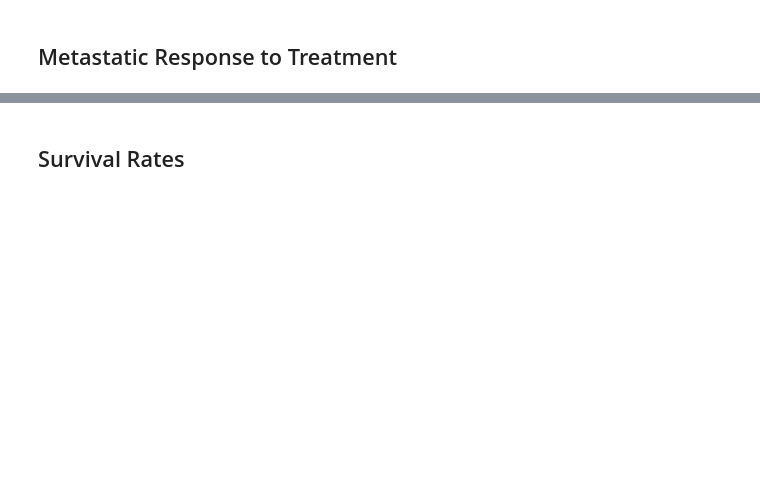
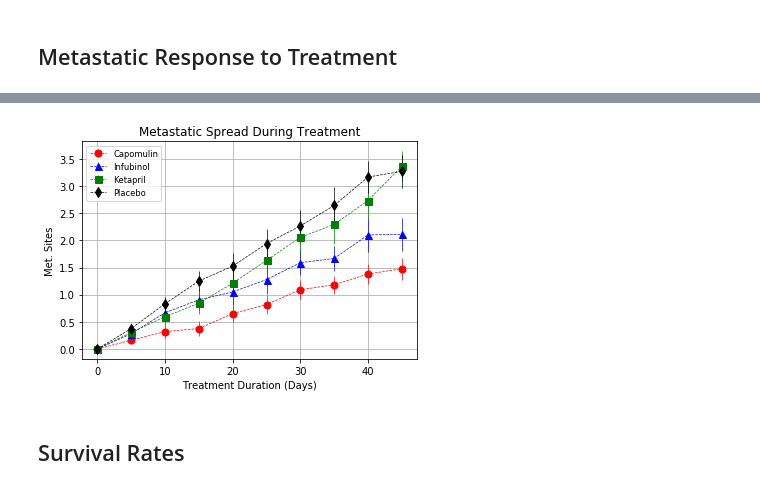
Before and after one commit to vineethgithub2311/Matplotlib_HW, a Jupyter notebook: Pymaceuticals/pymaceuticals_starter.ipynb, the cells around one changed output, grey strips where cells are left out. Drawn from its saved outputs; the diff is of its cells as text; code cells hidden in the pictures; blank space fills up the shorter version.

```diff
--- a/Pymaceuticals/pymaceuticals_starter.ipynb
+++ b/Pymaceuticals/pymaceuticals_starter.ipynb
@@ -126,11 +121,12 @@ plt.show()
 ## Metastatic Response to Treatment
 # %%
 # Store the Mean Met. Site Data Grouped by Drug and Timepoint
-
+Metsite_data = combined_df.groupby(['Drug','Timepoint'])
+Metsite_data_mean = Metsite_data['Metastatic Sites'].mean()
 
 
 # Convert to DataFrame
-
-
+Metsite_data_mean_df = pd.DataFrame({'Metastatic Sites': Metsite_data_mean})
 
 # Preview DataFrame
+Metsite_data_mean_df.head().reset_index()
@@ -146,6 +140,9 @@ plt.show()
 # %%
 # Store the Standard Error associated with Met. Sites Grouped by Drug and Timepoint
-
+std_err_metstatic = combined_df.groupby(['Drug','Timepoint']).sem()['Metastatic Sites']
+std_err_metstatic
 # Convert to DataFrame
+std_err_metstatic_df = pd.DataFrame(std_err_metstatic)
 
 # Preview DataFrame
+std_err_metstatic_df.head().reset_index()
@@ -161,4 +156,9 @@ plt.show()
 # %%
 # Minor Data Munging to Re-Format the Data Frames
+Metsite_data_mean_df = Metsite_data_mean_df.reset_index()
+std_err_metstatic_df = std_err_metstatic_df.reset_index()
+metstatic_format_mean = Metsite_data_mean_df.pivot(index="Timepoint", columns="Drug")["Metastatic Sites"]
+metstatic_format_sem = std_err_metstatic_df.pivot(index="Timepoint", columns="Drug")["Metastatic Sites"]
 
 # Preview that Reformatting worked
+metstatic_format_mean.head()
@@ -183,3 +173,24 @@ plt.show()
+# %%
+# Generate the Plot (with Error Bars)
+plt.errorbar(metstatic_format_mean.index, metstatic_format_mean["Capomulin"], yerr=metstatic_format_sem["Capomulin"], color="r", markersize=7, linestyle="dashed", marker="o",  linewidth=0.70)
+plt.errorbar(metstatic_format_mean.index, metstatic_format_mean["Infubinol"], yerr=metstatic_format_sem["Infubinol"], color="b", markersize=7, linestyle="dashed", marker="^",  linewidth=0.70)
+plt.errorbar(metstatic_format_mean.index, metstatic_format_mean["Ketapril"], yerr=metstatic_format_sem["Ketapril"], color="g", markersize=7, linestyle="dashed", marker="s", linewidth=0.70)
+plt.errorbar(metstatic_format_mean.index, metstatic_format_mean["Placebo"], yerr=metstatic_format_sem["Placebo"], color="k", markersize=7, linestyle="dashed", marker="d", linewidth=0.70)
+
+plt.ylabel('Met. Sites')
+plt.xlabel('Treatment Duration (Days)'')
+plt.grid(True)
+plt.title('Metastatic Spread During Treatment')
+
+plt.legend(fontsize='small', loc='best', fancybox=True)
+
+# Save the Figure
+plt.savefig('Plots/figure2.png')
+
+# Show the Figure
+plt.show()
+# %% [output]
+[figure, added]
 # %% [markdown]
 ## Survival Rates
 # %%
```
Also changed, not shown: parts of 18 cells of this notebook, 2 other files.
